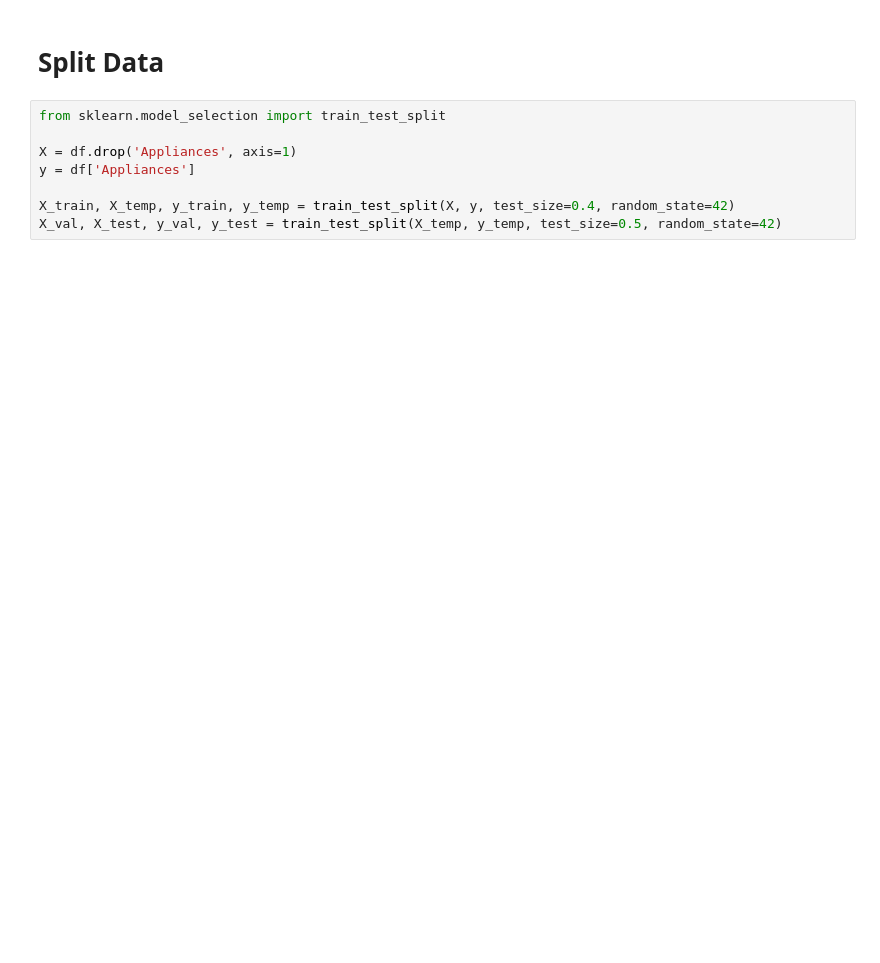
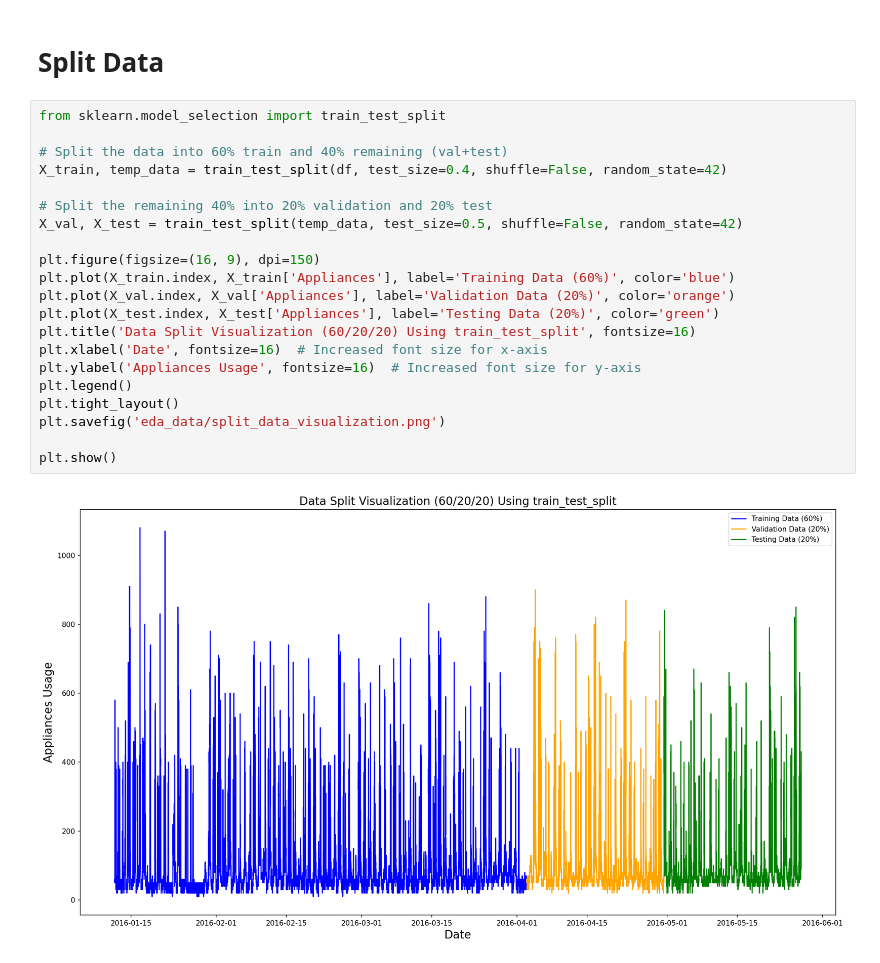
Before and after one commit to huntera-1/Data1030-Final-Project, a Jupyter notebook: predict_energy.ipynb, the cells around one changed output. Saved outputs shown, nothing was run; the diff lists cells and outputs as text; blank space fills up the shorter version.

```diff
--- a/predict_energy.ipynb
+++ b/predict_energy.ipynb
@@ -249,13 +318,28 @@ df.describe()
 # %% [markdown]
 # Split Data
-# %%
-from sklearn.model_selection import train_test_split
-
-X = df.drop('Appliances', axis=1)
-y = df['Appliances']
-
-X_train, X_temp, y_train, y_temp = train_test_split(X, y, test_size=0.4, random_state=42)
-X_val, X_test, y_val, y_test = train_test_split(X_temp, y_temp, test_size=0.5, random_state=42)
+# %%
+from sklearn.model_selection import train_test_split
+
+# Split the data into 60% train and 40% remaining (val+test)
+X_train, temp_data = train_test_split(df, test_size=0.4, shuffle=False, random_state=42)
+
+# Split the remaining 40% into 20% validation and 20% test
+X_val, X_test = train_test_split(temp_data, test_size=0.5, shuffle=False, random_state=42)
+
+plt.figure(figsize=(16, 9), dpi=150)
+plt.plot(X_train.index, X_train['Appliances'], label='Training Data (60%)', color='blue')
+plt.plot(X_val.index, X_val['Appliances'], label='Validation Data (20%)', color='orange')
+plt.plot(X_test.index, X_test['Appliances'], label='Testing Data (20%)', color='green')
+plt.title('Data Split Visualization (60/20/20) Using train_test_split', fontsize=16)
+plt.xlabel('Date', fontsize=16)  # Increased font size for x-axis
+plt.ylabel('Appliances Usage', fontsize=16)  # Increased font size for y-axis
+plt.legend()
+plt.tight_layout()
+plt.savefig('eda_data/split_data_visualization.png')
+
+plt.show()
+# %% [output]
+[figure, added]
 # %%
 from sklearn.pipeline import Pipeline
 from sklearn.preprocessing import StandardScaler
```
Also changed, not shown: parts of 5 cells of this notebook, 1 other file.
